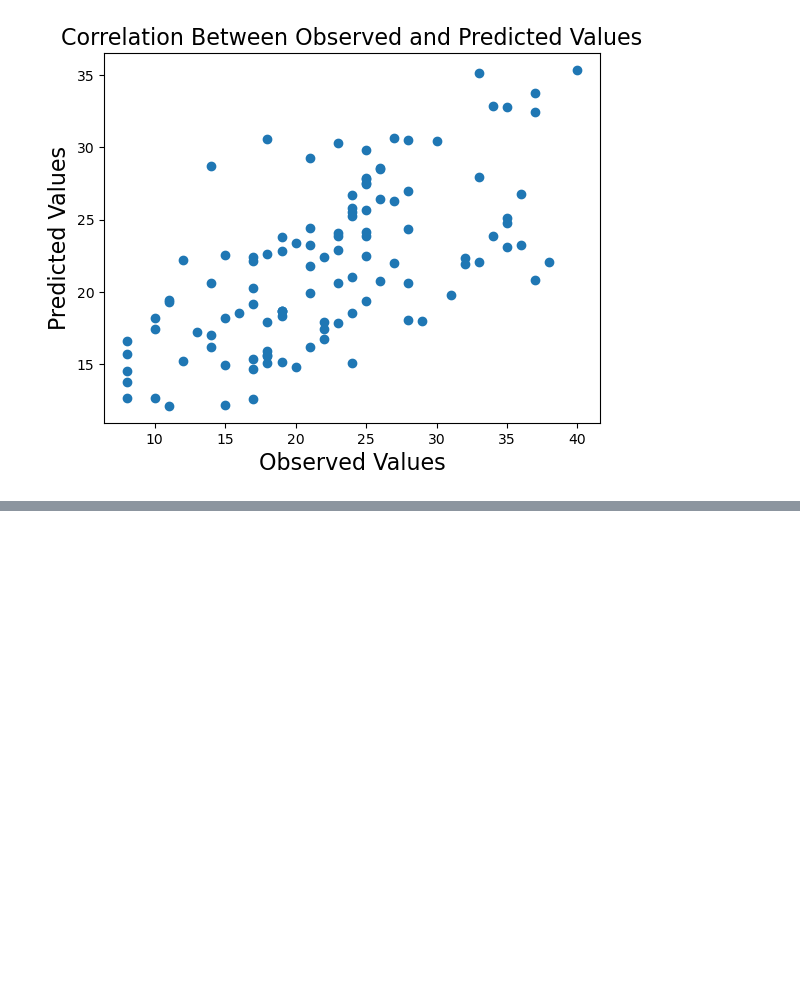
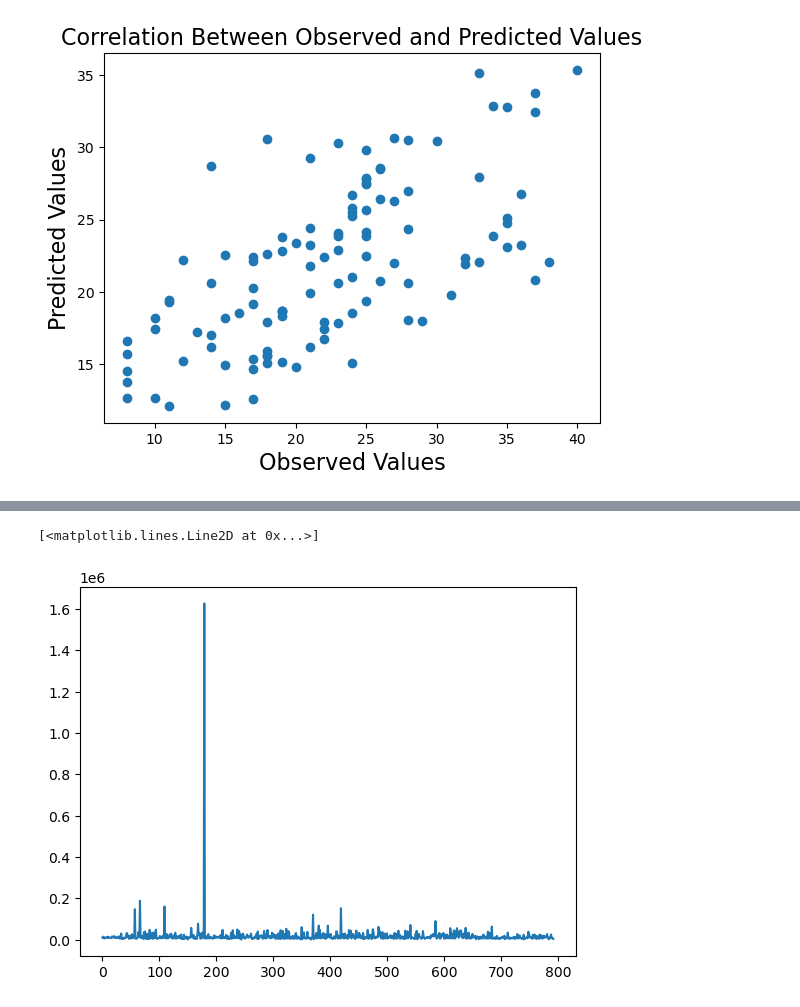
Before and after one commit to HNStaggs/Long-COVID, a Jupyter notebook: LongCOVID_Modeling.ipynb, the cells around one changed output, grey strips where cells are left out. Saved outputs shown, nothing was run; the diff lists cells and outputs as text; code cells hidden in the pictures; blank space fills up the shorter version.

```diff
--- a/LongCOVID_Modeling.ipynb
+++ b/LongCOVID_Modeling.ipynb
@@ -2829,0 +2919,5 @@ plt.savefig('ResidualCorrL1Reg.png')
+# %%
+plt.plot(pcs_c['read_rt_sum'])
+# %% [output]
+[<matplotlib.lines.Line2D at 0x...>]
+[figure, added]
```
Also changed, not shown: parts of 22 cells of this notebook, 2 other files.
